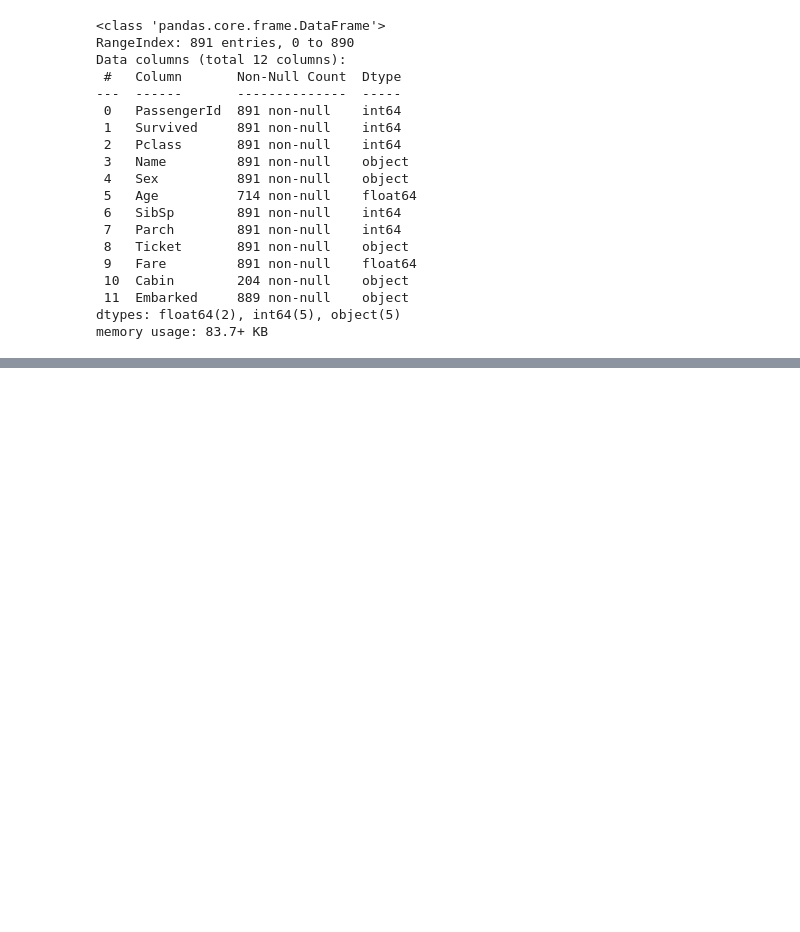
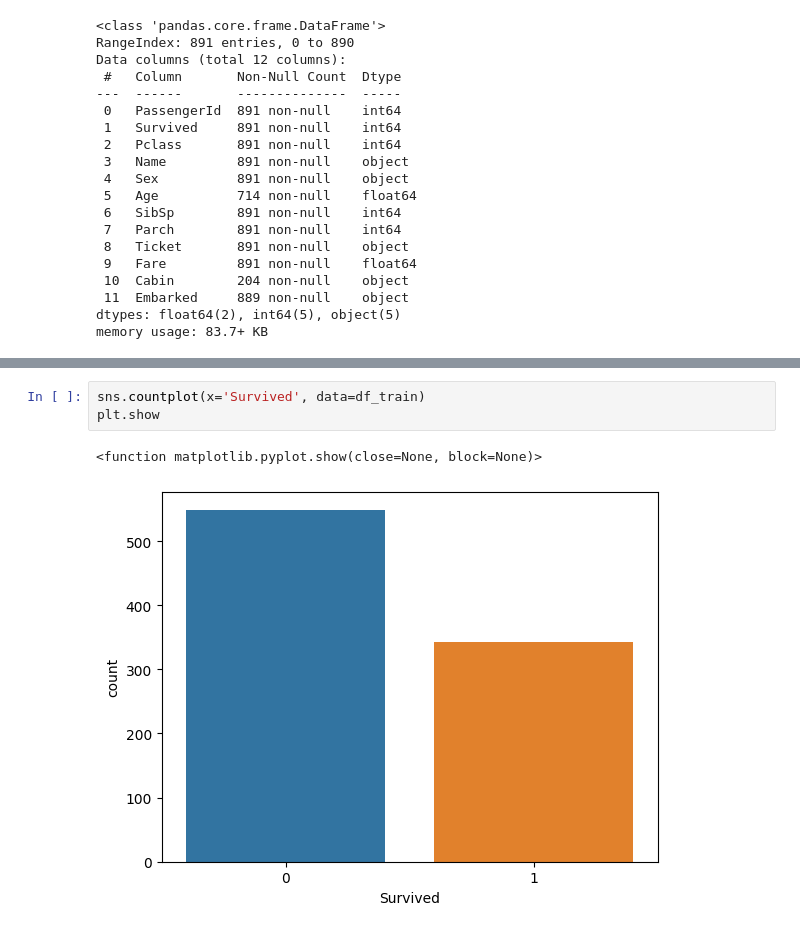
Before and after one commit to sohammankar/Titanic, a Jupyter notebook: Titanic.ipynb, the cells around one changed output, grey strips where cells are left out. Drawn from its saved outputs; the diff is of its cells as text; blank space fills up the shorter version.

```diff
--- a/Titanic.ipynb
+++ b/Titanic.ipynb
@@ -83,0 +87,6 @@ memory usage: 6.7 KB
+# %%
+sns.countplot(x='Survived', data=df_train)
+plt.show
+# %% [output]
+<function matplotlib.pyplot.show(close=None, block=None)>
+[figure, added]
```
Also changed, not shown: parts of 7 cells of this notebook.
